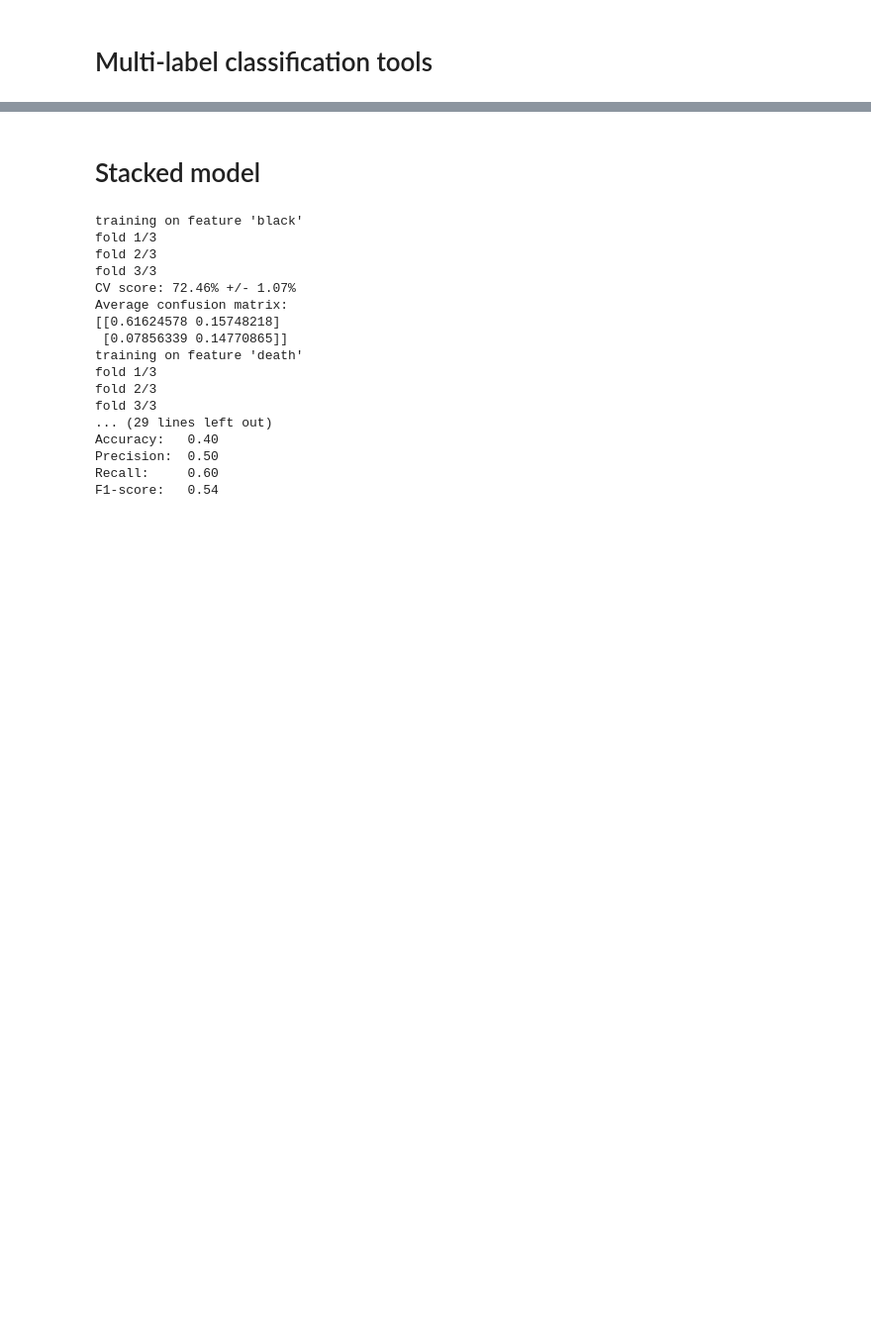
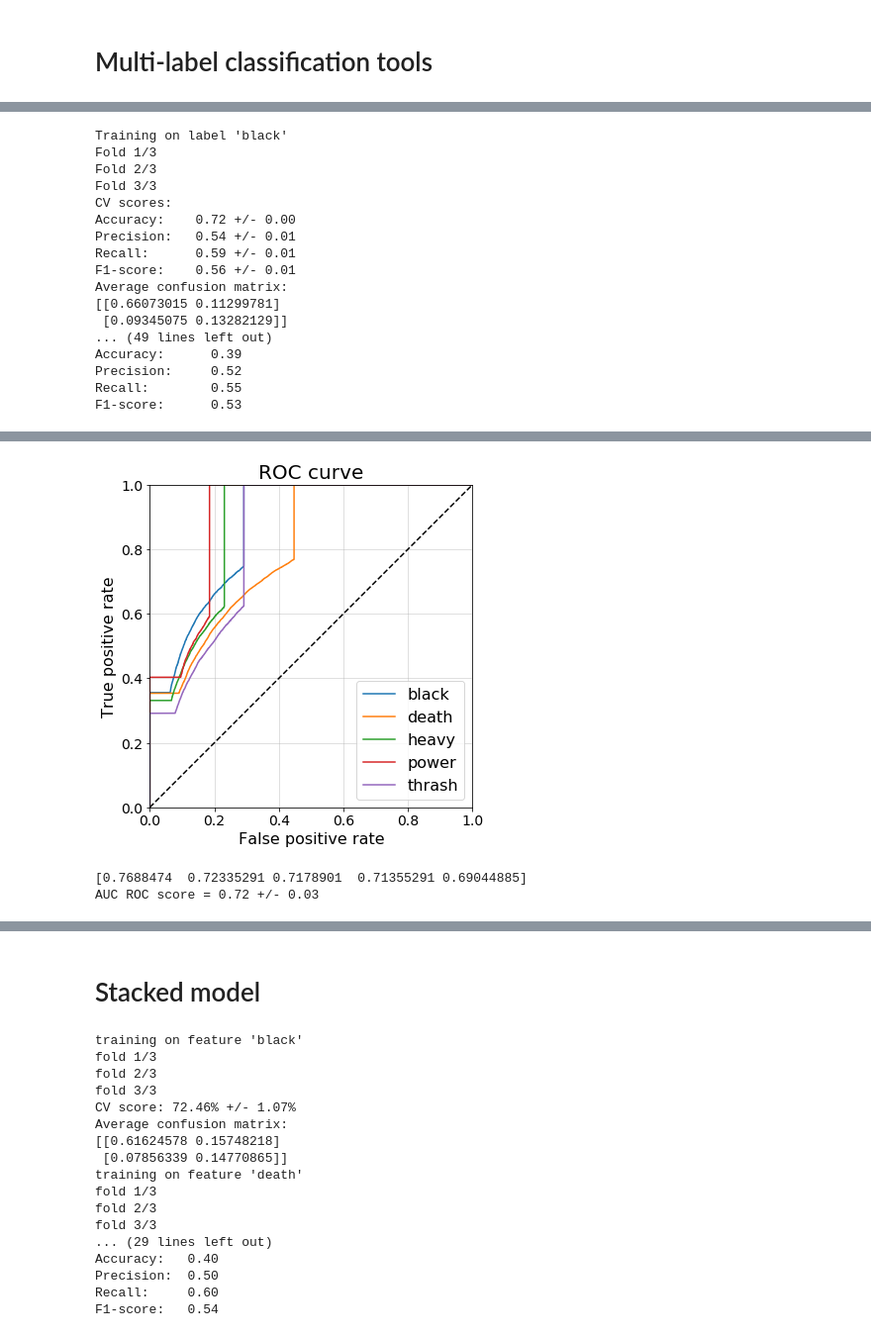
Before and after one commit to pdqnguyen/metallyrics, a Jupyter notebook: song-lyrics-multi-genre-bow.ipynb, the cells around one changed output, grey strips where cells are left out. Shown at 99% size. Drawn from its saved outputs; the diff is of its cells as text; code cells hidden in the pictures; blank space fills up the shorter version.

```diff
--- a/song-lyrics-multi-genre-bow.ipynb
+++ b/song-lyrics-multi-genre-bow.ipynb
@@ -373,15 +61,0 @@ def plot_roc_curve(true, prob, labels):
-# %%
-rf_params = dict(
-    n_estimators=100,
-    max_depth=30,
-    max_features='auto',
-    min_samples_leaf=1,
-    min_samples_split=2,
-    bootstrap=True,
-    n_jobs=-1,
-    random_state=0
-)
-random_forest = RandomForestClassifier(**rf_params)
-results = {}
-for i, genre in enumerate(top_genres):
-    results[genre] = cross_validate_pipeline(random_forest, 'black', n_splits=5)
@@ -513,0 +303,34 @@ F1-score:   0.57
+# %%
+pipeline = Pipeline(
+    [
+        ('vectorizer', CountVectorizer()),
+        ('oversampler', RandomOverSampler(random_state=0)),
+        ('sgd', SGDClassifier(loss='modified_huber', alpha=0.0001))
+    ]
+)
+
+br = BinaryRelevance(pipeline, genres)
+mlc = br.cross_validate(X, y, n_splits=3, verbose=True)
+mlc.print_report()
+fig, auc = mlc.plot_roc_curve()
+plt.show()
+print(auc)
+print("AUC ROC score = {:.2f} +/- {:.2f}".format(auc.mean(), auc.std()))
+# %% [output]
+Training on label 'black'
+Fold 1/3
+Fold 2/3
+Fold 3/3
+CV scores:
+Accuracy:    0.72 +/- 0.00
+Precision:   0.54 +/- 0.01
+Recall:      0.59 +/- 0.01
+F1-score:    0.56 +/- 0.01
+Average confusion matrix:
+[[0.66073015 0.11299781]
+ [0.09345075 0.13282129]]
+... (49 lines left out)
+Accuracy:      0.39
+Precision:     0.52
+Recall:        0.55
+F1-score:      0.53
@@ -513,0 +338,3 @@ F1-score:   0.57
+[figure, added]
+[0.7688474  0.72335291 0.7178901  0.71355291 0.69044885]
+AUC ROC score = 0.72 +/- 0.03
```
Also changed, not shown: parts of 64 cells of this notebook.
